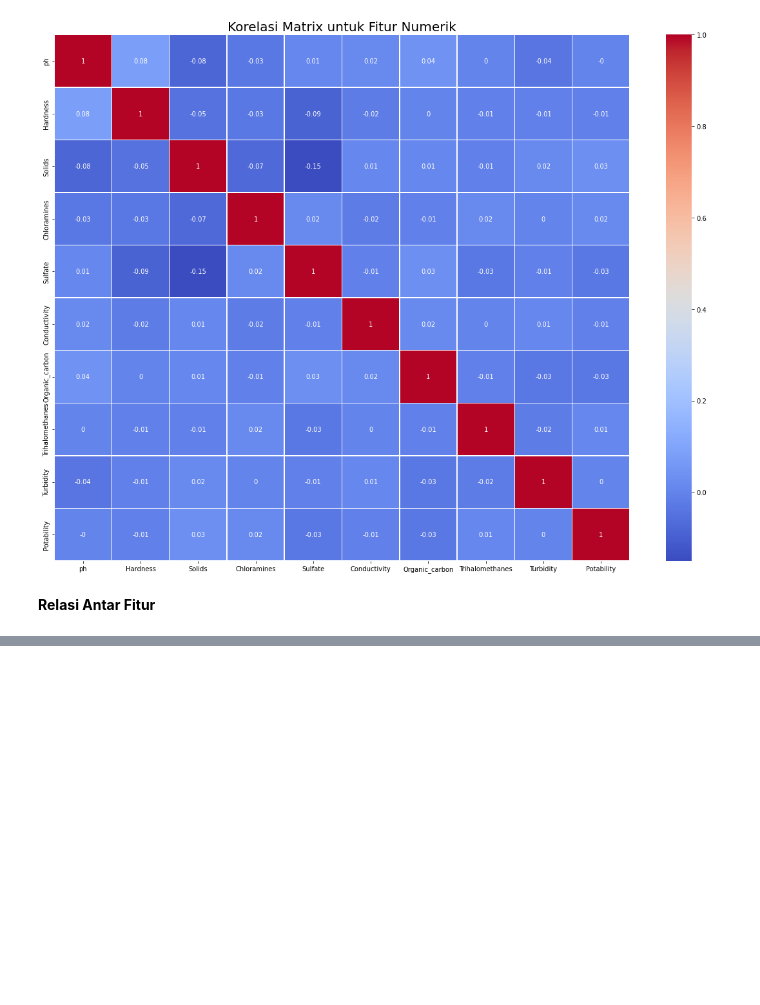
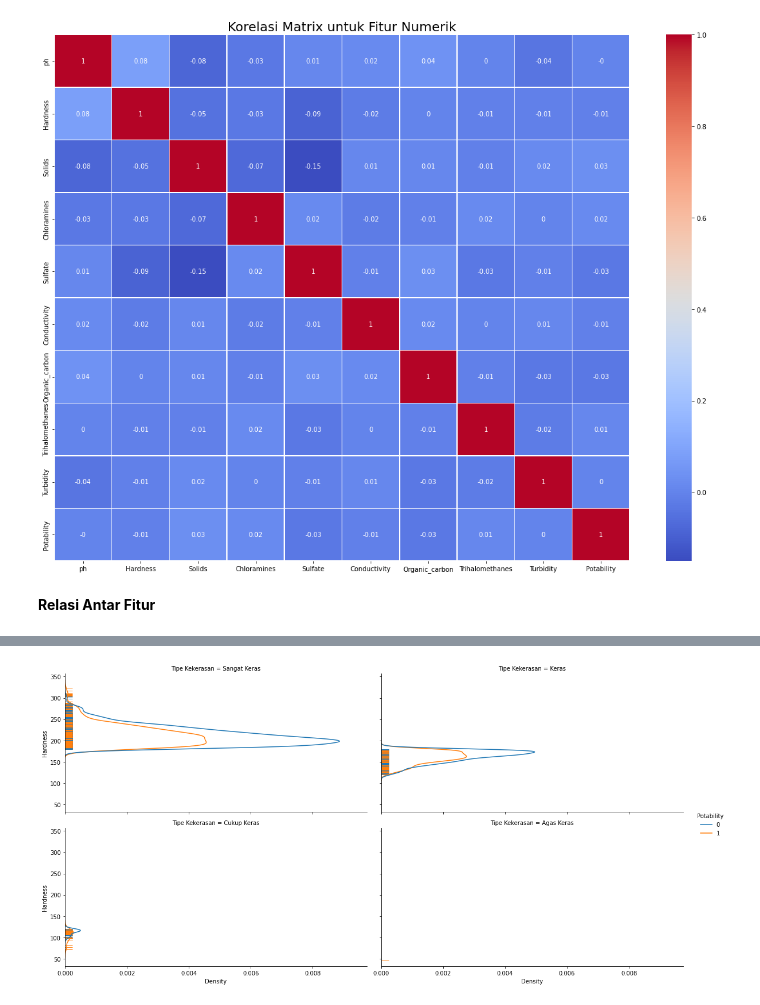
Before and after one commit to MuhamdIlyas/capstone, a Jupyter notebook: MachineLearning/Capstone.ipynb, the cells around one changed output, grey strips where cells are left out. Saved outputs shown, nothing was run; the diff lists cells and outputs as text; code cells hidden in the pictures; blank space fills up the shorter version.

Commit message:
Update Pengerjaan
Pengerjaan dilakukan sampai data prepocessing

```diff
--- a/MachineLearning/Capstone.ipynb
+++ b/MachineLearning/Capstone.ipynb
@@ -370,8 +372,8 @@ Text(0.5, 1.0, 'Korelasi Matrix untuk Fitur Numerik')
 # %% [markdown]
 **Relasi Antar Fitur**
 # %%
-#relasi hardness dengan potability
-x = sb.displot(data=kualitas_air, y='Hardness', hue='Potability', col='Tipe Hardness',
+#Hubungan hardness dengan potability
+x = sb.displot(data=kualitas_air, y='Hardness', hue='Potability', col='Tipe Kekerasan',
                col_wrap=2, kind='kde', height=4, aspect=2, rug=True)
 plt.show()
 # %% [output]
@@ -378,0 +381 @@ ValueError: ignored
+[figure, added]
```
Also changed, not shown: parts of 14 cells of this notebook.
